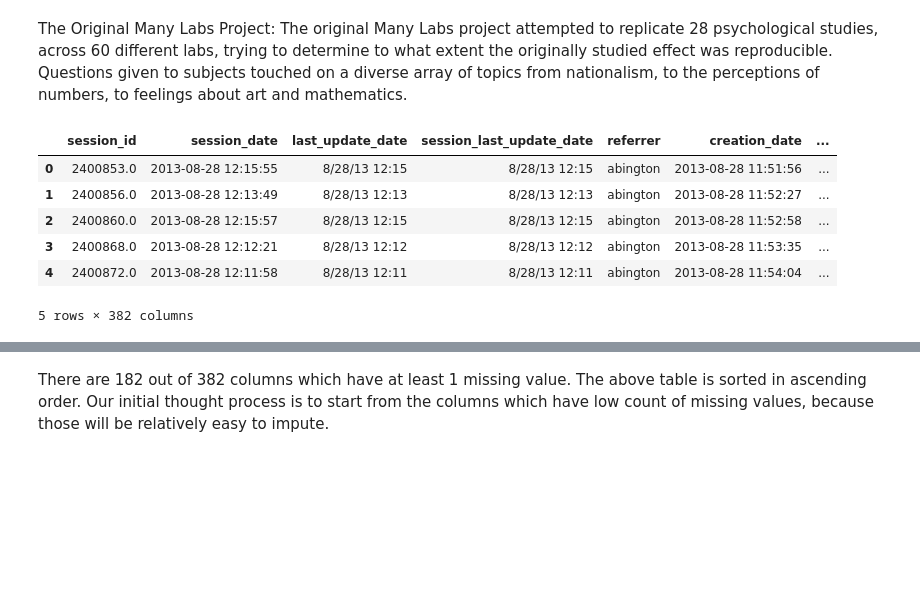
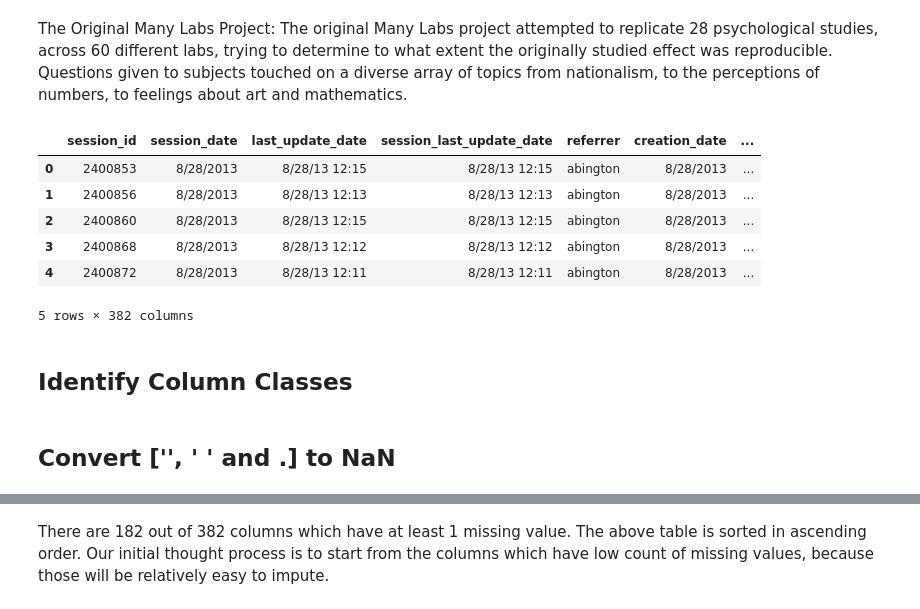
Before and after one commit to vedantc6/ML_FinalProject, a Jupyter notebook: analysis.ipynb, the cells around one changed output, grey strips where cells are left out. Cells and saved outputs as stored; diff of their text form; code cells hidden in the pictures; blank space fills up the shorter version.

```diff
--- a/analysis.ipynb
+++ b/analysis.ipynb
@@ -17,12 +21,11 @@ import pyreadstat
 # %%
-# data = pd.read_csv("ML1/Tab.delimited.Cleaned.dataset.WITH.variable.labels.csv", sep="\t", header=0, encoding="iso-8859-1")
-data, meta = pyreadstat.read_sav("ML1/Datasets/Data/CleanedDataset.sav")
+data = pd.read_csv('ML1/Tab.delimited.Cleaned.dataset.WITH.variable.labels.csv', sep = '\t', encoding = "ISO-8859-1")
 data.head()
 # %% [output]
 |  | session_id | session_date | last_update_date | session_last_update_date | referrer | creation_date | ... |
-| 0 | 2400853.0 | 2013-08-28 12:15:55 | 8/28/13 12:15 | 8/28/13 12:15 | abington | 2013-08-28 11:51:56 | ... |
-| 1 | 2400856.0 | 2013-08-28 12:13:49 | 8/28/13 12:13 | 8/28/13 12:13 | abington | 2013-08-28 11:52:27 | ... |
-| 2 | 2400860.0 | 2013-08-28 12:15:57 | 8/28/13 12:15 | 8/28/13 12:15 | abington | 2013-08-28 11:52:58 | ... |
-| 3 | 2400868.0 | 2013-08-28 12:12:21 | 8/28/13 12:12 | 8/28/13 12:12 | abington | 2013-08-28 11:53:35 | ... |
-| 4 | 2400872.0 | 2013-08-28 12:11:58 | 8/28/13 12:11 | 8/28/13 12:11 | abington | 2013-08-28 11:54:04 | ... |
+| 0 | 2400853 | 8/28/2013 | 8/28/13 12:15 | 8/28/13 12:15 | abington | 8/28/2013 | ... |
+| 1 | 2400856 | 8/28/2013 | 8/28/13 12:13 | 8/28/13 12:13 | abington | 8/28/2013 | ... |
+| 2 | 2400860 | 8/28/2013 | 8/28/13 12:15 | 8/28/13 12:15 | abington | 8/28/2013 | ... |
+| 3 | 2400868 | 8/28/2013 | 8/28/13 12:12 | 8/28/13 12:12 | abington | 8/28/2013 | ... |
+| 4 | 2400872 | 8/28/2013 | 8/28/13 12:11 | 8/28/13 12:11 | abington | 8/28/2013 | ... |
 5 rows × 382 columns
@@ -90,0 +32,2 @@ class Pipeline():
+# %% [markdown]
+## Identify Column Classes
@@ -90,0 +69,2 @@ class Pipeline():
+# %% [markdown]
+## Convert ['', ' ' and .] to NaN
```
Also changed, not shown: parts of 24 cells of this notebook.
